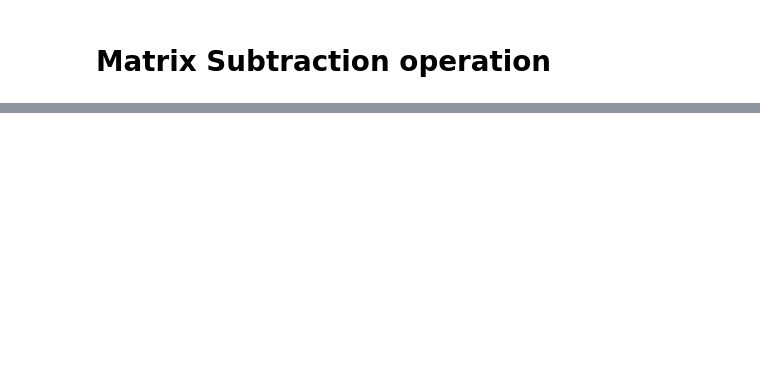
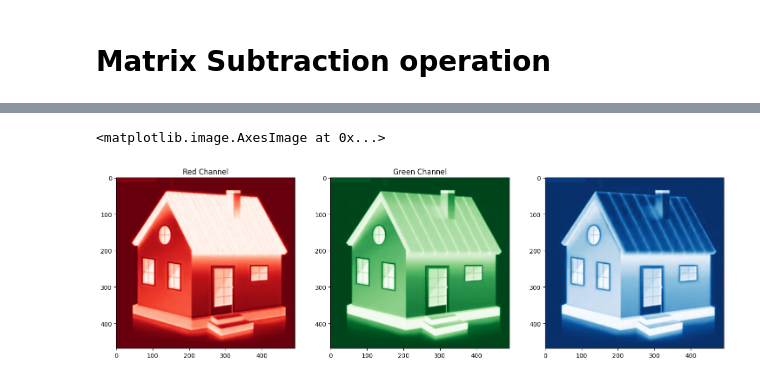
Before and after one commit to ZeroWraith/Image-transformation, a Jupyter notebook: image-transform.ipynb, the cells around one changed output, grey strips where cells are left out. Drawn from its saved outputs; the diff is of its cells as text; code cells hidden in the pictures; blank space fills up the shorter version.

```diff
--- a/image-transform.ipynb
+++ b/image-transform.ipynb
@@ -109,0 +126,17 @@ img2 = Image.open("house.png").convert('RGB')
+# %%
+# Split the image into separate channels
+image = Image.open('Home.jpg')
+red_channel, green_channel, blue_channel = image.split()
+
+figure, (red, green, blue) = plt.subplots(ncols=3, figsize=(18, 8)) # figsize is (width, height) in inches
+
+red.imshow(red_channel, cmap='Reds')
+red.set_title("Red Channel")
+
+green.imshow(green_channel, cmap='Greens')
+green.set_title("Green Channel")
+
+blue.imshow(blue_channel, cmap='Blues')
+# %% [output]
+<matplotlib.image.AxesImage at 0x...>
+[figure, added]
```
Also changed, not shown: parts of 4 cells of this notebook.
